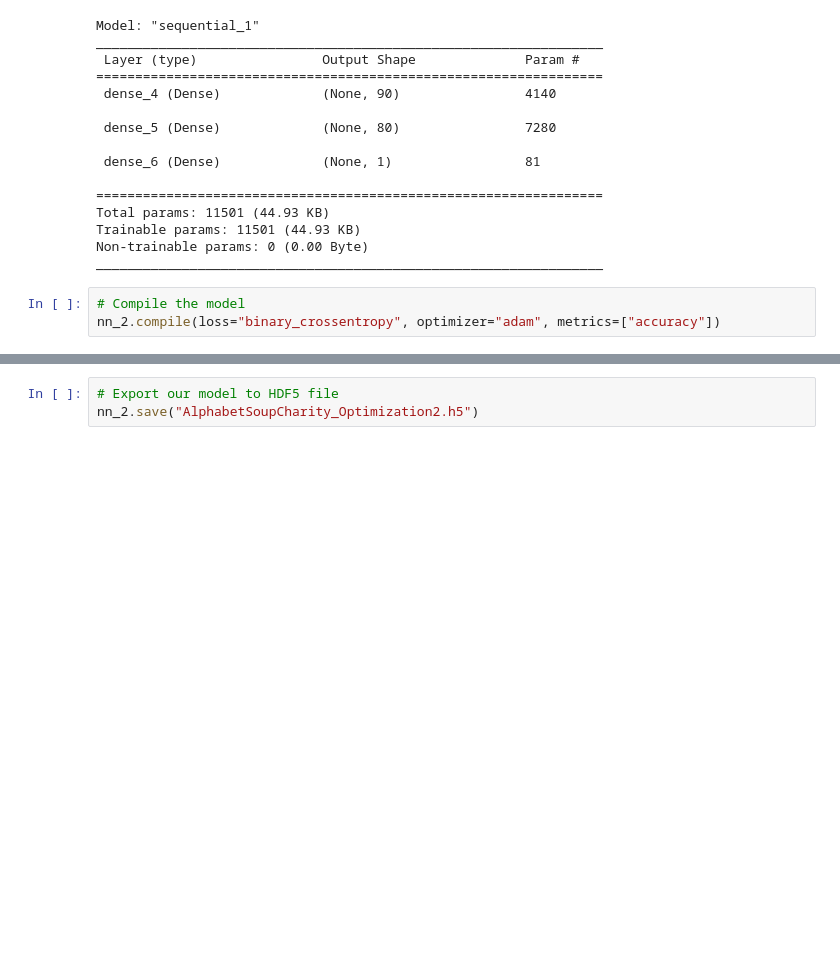
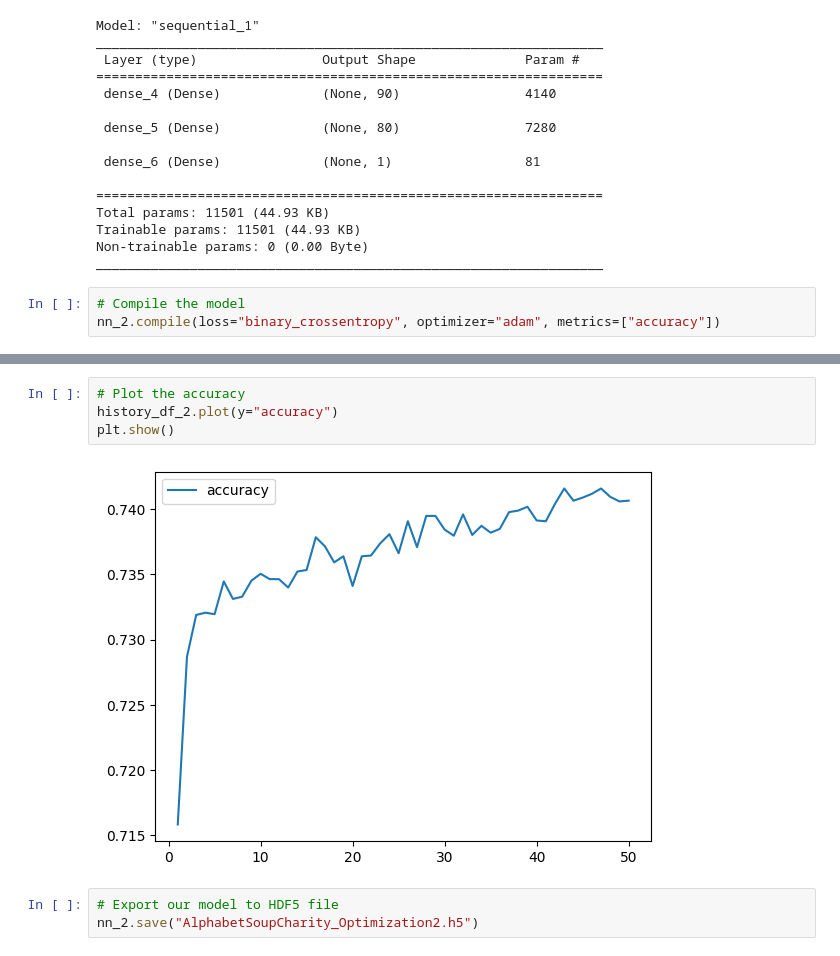
Before and after one commit to Kaileycar/deep-learning-challenge, a Jupyter notebook: Notebooks/AlphabetSoupCharity_Optimization.ipynb, the cells around one changed output, grey strips where cells are left out. Cells and saved outputs as stored; diff of their text form; blank space fills up the shorter version.

```diff
--- a/Notebooks/AlphabetSoupCharity_Optimization.ipynb
+++ b/Notebooks/AlphabetSoupCharity_Optimization.ipynb
@@ -359,3 +389,9 @@ Loss: 0.5570610165596008, Accuracy: 0.7268221378326416
+# %%
+# Plot the accuracy
+history_df_2.plot(y="accuracy")
+plt.show()
+# %% [output]
+[figure, added]
 # %%
 # Export our model to HDF5 file
 nn_2.save("AlphabetSoupCharity_Optimization2.h5")
```
Also changed, not shown: parts of 12 cells of this notebook, 3 other files.
